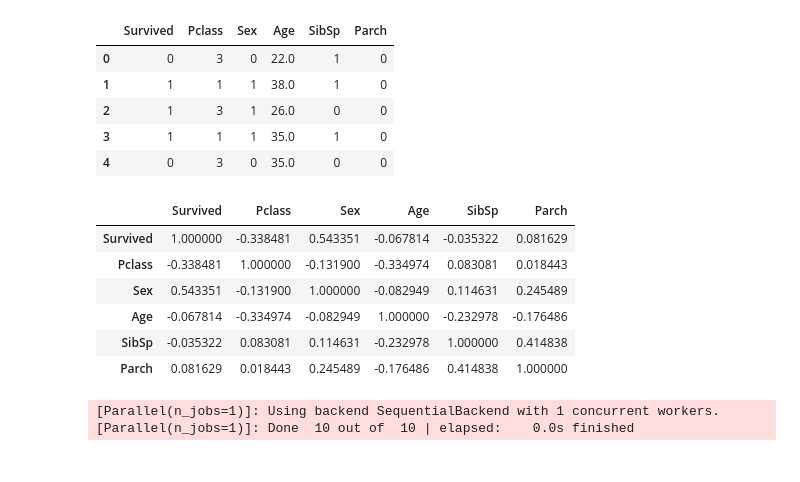
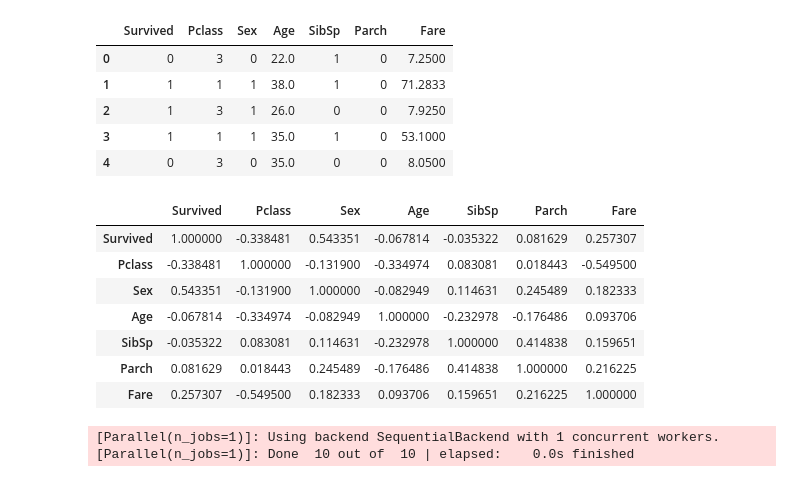
Before and after one commit to jasonnguyen3697/Titanic_survival_prediction, a Jupyter notebook: architecture_experiments.ipynb, the cells around one changed output. Saved outputs shown, nothing was run; the diff lists cells and outputs as text; code cells hidden in the pictures.

```diff
--- a/architecture_experiments.ipynb
+++ b/architecture_experiments.ipynb
@@ -22,27 +25,28 @@ train.head()
 # %%
 df = train
 meanAge = int(df.Age.mean())
 df.Age = df.Age.fillna(meanAge)
-df = df.drop(['Cabin', 'Embarked', 'Ticket', 'Name', 'PassengerId', 'Fare'], axis=1)
+df = df.drop(['Cabin', 'Embarked', 'Ticket', 'Name', 'PassengerId'], axis=1)
 df.Sex = df.Sex.map({'female': 1, 'male': 0})
 df.head()
 # %% [output]
-|  | Survived | Pclass | Sex | Age | SibSp | Parch |
-| 0 | 0 | 3 | 0 | 22.0 | 1 | 0 |
-| 1 | 1 | 1 | 1 | 38.0 | 1 | 0 |
-| 2 | 1 | 3 | 1 | 26.0 | 0 | 0 |
-| 3 | 1 | 1 | 1 | 35.0 | 1 | 0 |
-| 4 | 0 | 3 | 0 | 35.0 | 0 | 0 |
+|  | Survived | Pclass | Sex | Age | SibSp | Parch | Fare |
+| 0 | 0 | 3 | 0 | 22.0 | 1 | 0 | 7.2500 |
+| 1 | 1 | 1 | 1 | 38.0 | 1 | 0 | 71.2833 |
+| 2 | 1 | 3 | 1 | 26.0 | 0 | 0 | 7.9250 |
+| 3 | 1 | 1 | 1 | 35.0 | 1 | 0 | 53.1000 |
+| 4 | 0 | 3 | 0 | 35.0 | 0 | 0 | 8.0500 |
 # %%
 df.corr()
 # %% [output]
-|  | Survived | Pclass | Sex | Age | SibSp | Parch |
-| Survived | 1.000000 | -0.338481 | 0.543351 | -0.067814 | -0.035322 | 0.081629 |
-| Pclass | -0.338481 | 1.000000 | -0.131900 | -0.334974 | 0.083081 | 0.018443 |
-| Sex | 0.543351 | -0.131900 | 1.000000 | -0.082949 | 0.114631 | 0.245489 |
-| Age | -0.067814 | -0.334974 | -0.082949 | 1.000000 | -0.232978 | -0.176486 |
-| SibSp | -0.035322 | 0.083081 | 0.114631 | -0.232978 | 1.000000 | 0.414838 |
-| Parch | 0.081629 | 0.018443 | 0.245489 | -0.176486 | 0.414838 | 1.000000 |
+|  | Survived | Pclass | Sex | Age | SibSp | Parch | Fare |
+| Survived | 1.000000 | -0.338481 | 0.543351 | -0.067814 | -0.035322 | 0.081629 | 0.257307 |
+| Pclass | -0.338481 | 1.000000 | -0.131900 | -0.334974 | 0.083081 | 0.018443 | -0.549500 |
+| Sex | 0.543351 | -0.131900 | 1.000000 | -0.082949 | 0.114631 | 0.245489 | 0.182333 |
+| Age | -0.067814 | -0.334974 | -0.082949 | 1.000000 | -0.232978 | -0.176486 | 0.093706 |
+| SibSp | -0.035322 | 0.083081 | 0.114631 | -0.232978 | 1.000000 | 0.414838 | 0.159651 |
+| Parch | 0.081629 | 0.018443 | 0.245489 | -0.176486 | 0.414838 | 1.000000 | 0.216225 |
+| Fare | 0.257307 | -0.549500 | 0.182333 | 0.093706 | 0.159651 | 0.216225 | 1.000000 |
 # %%
 Y_train = np.array(df.Survived).reshape((-1, 1))
 Y_train[:10]
```
Also changed, not shown: parts of 19 cells of this notebook.
